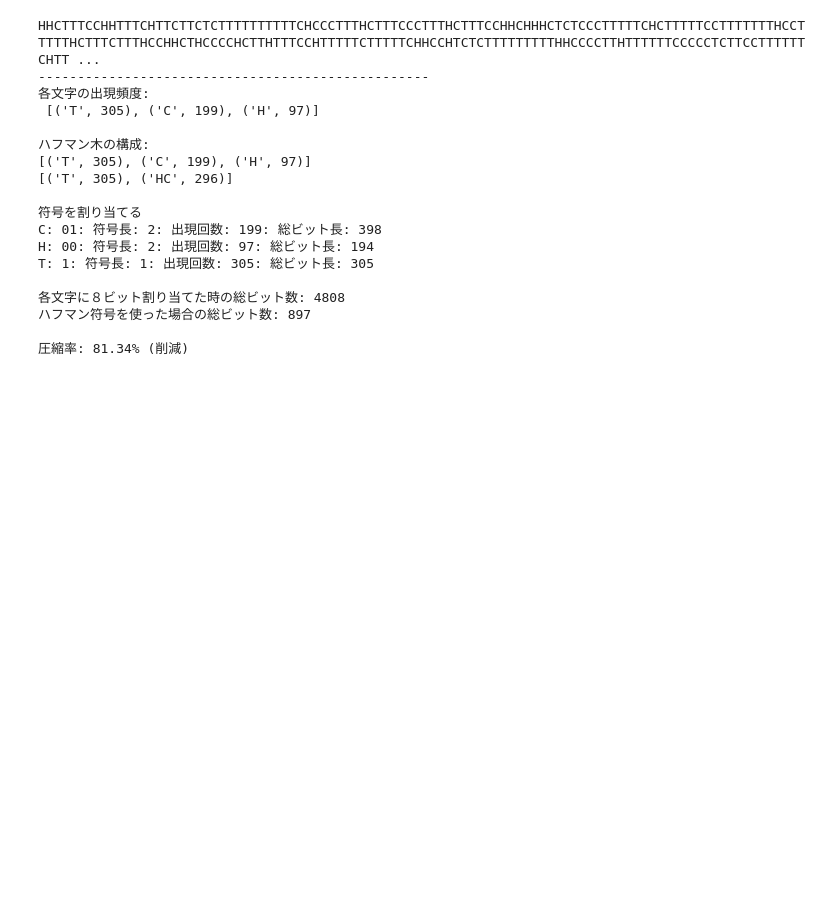
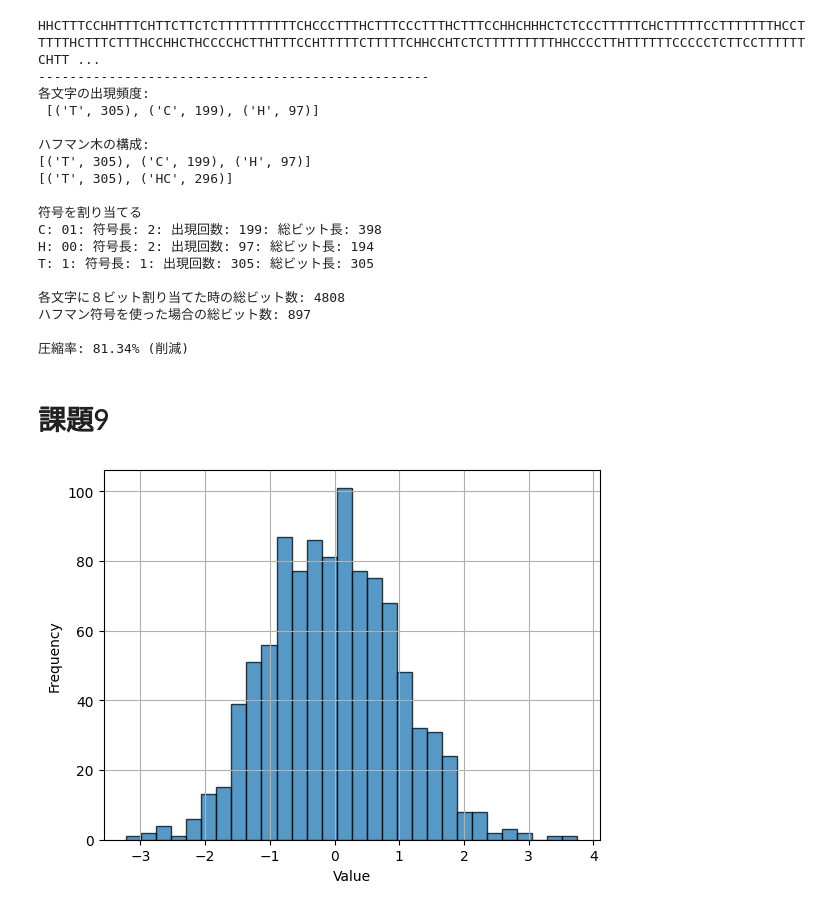
Before and after one commit to ryoww/cit, a Jupyter notebook: riron2024/kadai2.ipynb, the cells around one changed output. Saved outputs shown, nothing was run; the diff lists cells and outputs as text; code cells hidden in the pictures; blank space fills up the shorter version.

```diff
--- a/riron2024/kadai2.ipynb
+++ b/riron2024/kadai2.ipynb
@@ -234,3 +234,19 @@ T: 1: 符号長: 1: 出現回数: 305: 総ビット長: 305
 ハフマン符号を使った場合の総ビット数: 897
 
 圧縮率: 81.34% (削減)
+# %% [markdown]
+# 課題9
+# %%
+import numpy as np
+import matplotlib.pyplot as plt
+
+rng = np.random.default_rng().standard_normal(1000)
+# print(rng)
+
+plt.hist(rng, bins=30, edgecolor='black', alpha=0.75)
+plt.xlabel('Value')
+plt.ylabel('Frequency')
+plt.grid(True)
+plt.show()
+# %% [output]
+[figure, added]
```
Also changed, not shown: 3 other files.
